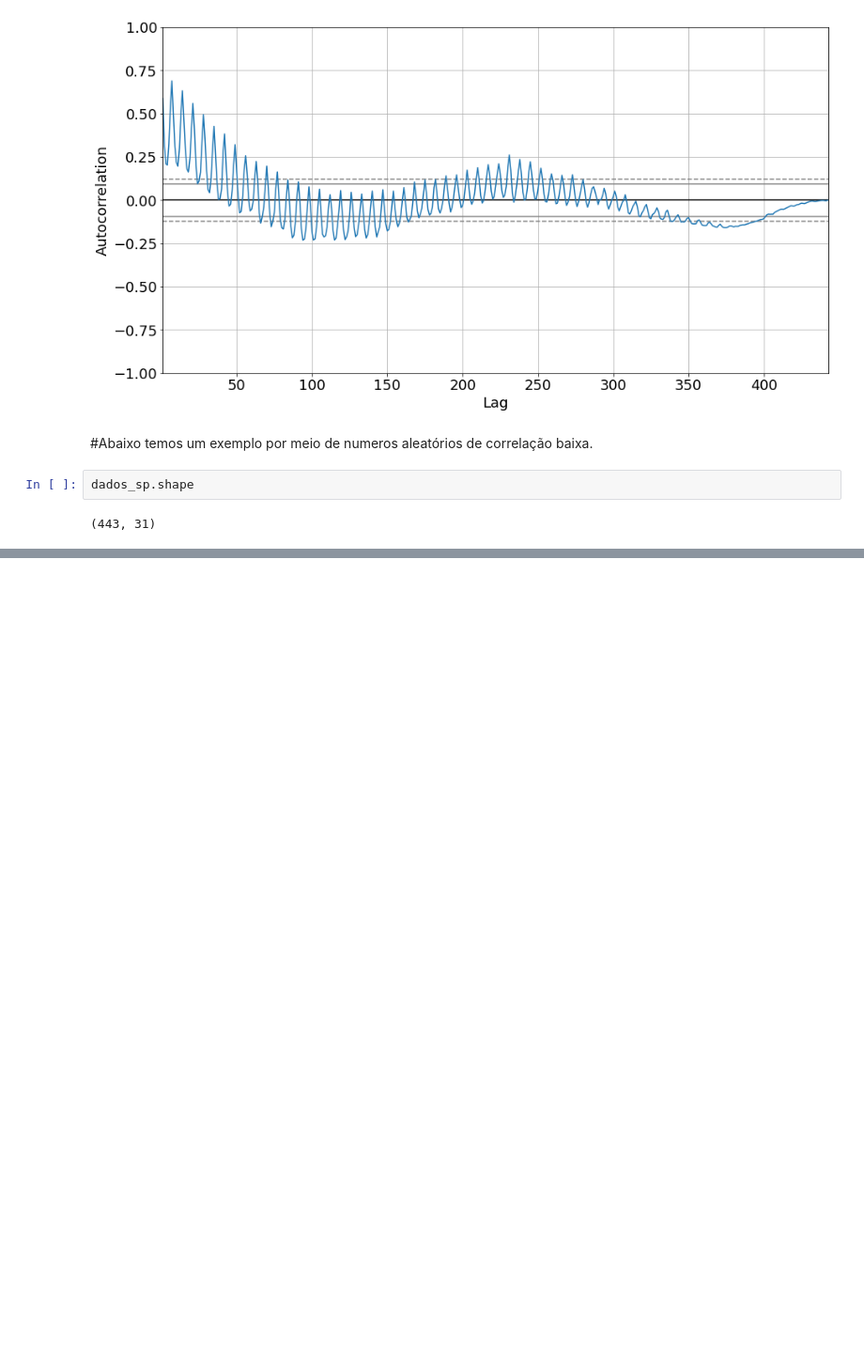
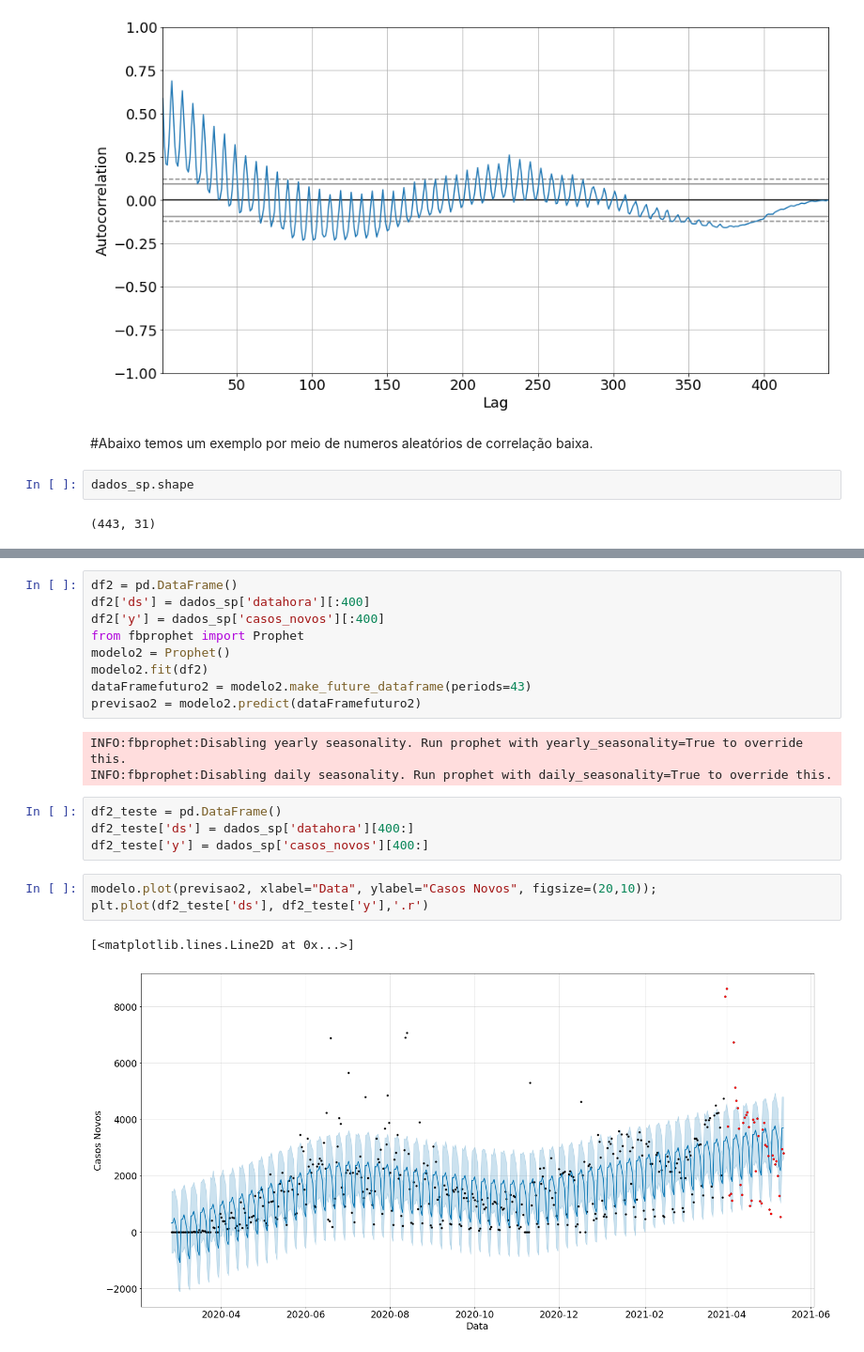
Before and after one commit to laugustovieira/prophet_covid, a Jupyter notebook: prophet_covid.ipynb, the cells around one changed output, grey strips where cells are left out. Shown at 94% size. Drawn from its saved outputs; the diff is of its cells as text; blank space fills up the shorter version.

```diff
--- a/prophet_covid.ipynb
+++ b/prophet_covid.ipynb
@@ -234,0 +289,22 @@ autocorrelation_plot(aleatorio)
+# %%
+df2 = pd.DataFrame()
+df2['ds'] = dados_sp['datahora'][:400]
+df2['y'] = dados_sp['casos_novos'][:400]
+from fbprophet import Prophet
+modelo2 = Prophet()
+modelo2.fit(df2)
+dataFramefuturo2 = modelo2.make_future_dataframe(periods=43)
+previsao2 = modelo2.predict(dataFramefuturo2)
+# %% [output]
+INFO:fbprophet:Disabling yearly seasonality. Run prophet with yearly_seasonality=True to override this.
+INFO:fbprophet:Disabling daily seasonality. Run prophet with daily_seasonality=True to override this.
+# %%
+df2_teste = pd.DataFrame()
+df2_teste['ds'] = dados_sp['datahora'][400:]
+df2_teste['y'] = dados_sp['casos_novos'][400:]
+# %%
+modelo.plot(previsao2, xlabel="Data", ylabel="Casos Novos", figsize=(20,10));
+plt.plot(df2_teste['ds'], df2_teste['y'],'.r')
+# %% [output]
+[<matplotlib.lines.Line2D at 0x...>]
+[figure, added]
```
Also changed, not shown: parts of 19 cells of this notebook.
